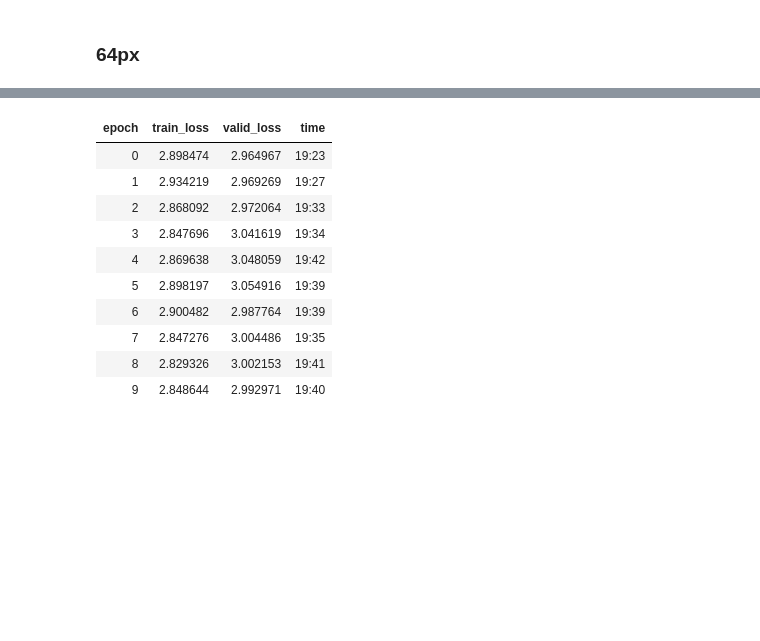
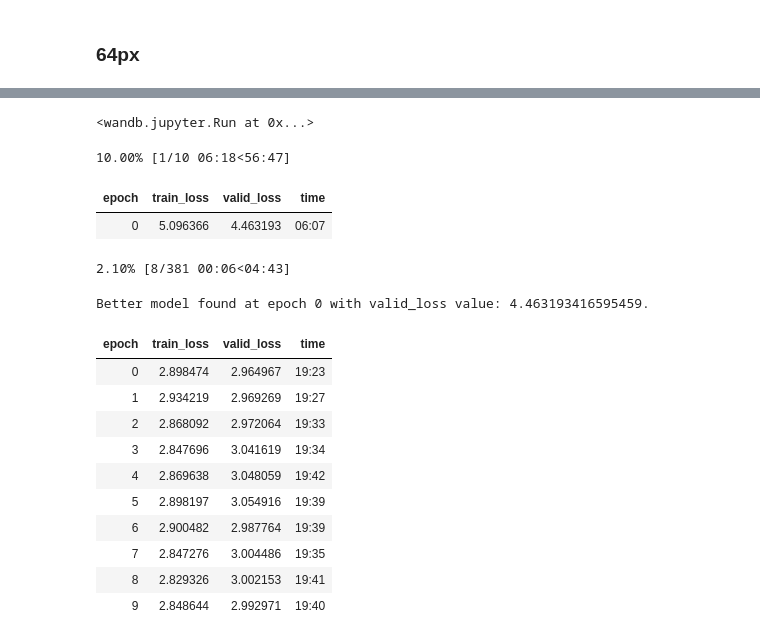
Before and after one commit to borisdayma/DeOldify, a Jupyter notebook: ColorizeExperimental.ipynb, the cells around one changed output, grey strips where cells are left out. Drawn from its saved outputs; the diff is of its cells as text; code cells hidden in the pictures; blank space fills up the shorter version.

```diff
--- a/ColorizeExperimental.ipynb
+++ b/ColorizeExperimental.ipynb
@@ -102,0 +171,3 @@ Type:      function
+# %%
+data_gen = get_data(bs=config.step1_bs, sz=config.step1_sz, keep_pct=1., random_seed=random_seed, samplers=samplers)
+print(data_gen)
@@ -103,2 +192,3 @@ Type:      function
 # %%
-learn_gen = gen_learner_wide(data=data_gen, gen_loss=FeatureLoss(), nf_factor=nf_factor)
+learn_gen=gen_learner_wide(data=data_gen, gen_loss=FeatureLoss(), nf_factor=config.nf_factor)
+learn_gen.callback_fns.append(partial(WandbCallback, input_type='images'))  # log prediction samples
@@ -116,6 +194,0 @@ W&B Run: https://app.wandb.ai/borisd13/DeOldify/runs/1p1v6szf
-# %%
-learn_gen.callback_fns.append(partial(WandbCallback,
-                                      input_type='images',  # log prediction samples
-                                      save_model=False))    # bug in get_monitor_value in fastai v1.0.51 (needed for auto saving best model)
-# %%
-learn_gen.fit_one_cycle(10, pct_start=0.8, max_lr=slice(1e-3))
@@ -146,3 +195,14 @@ WARNING:root:Only 100 images will be uploaded.
+# %%
+%%wandb
+# log nicely results
+learn_gen.fit_one_cycle(config.step1a_epochs, pct_start=config.step1a_pct_start, max_lr=slice(config.step1a_lr))
+# %% [output]
+<wandb.jupyter.Run at 0x...>
+10.00% [1/10 06:18<56:47]
+| epoch | train_loss | valid_loss | time |
+| 0 | 5.096366 | 4.463193 | 06:07 |
+2.10% [8/381 00:06<04:43]
+Better model found at epoch 0 with valid_loss value: 4.463193416595459.
 # %%
 learn_gen.save(pre_gen_name)
 # %%
```
Also changed, not shown: parts of 12 cells of this notebook.
